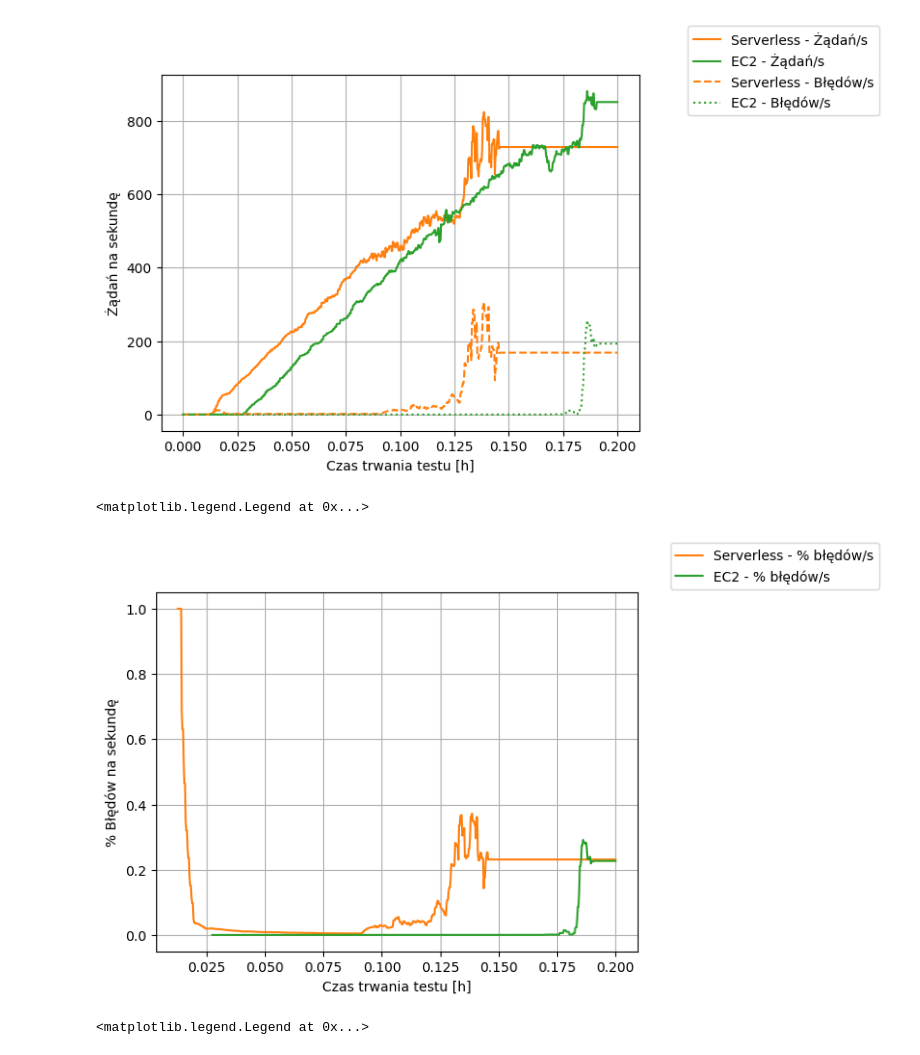
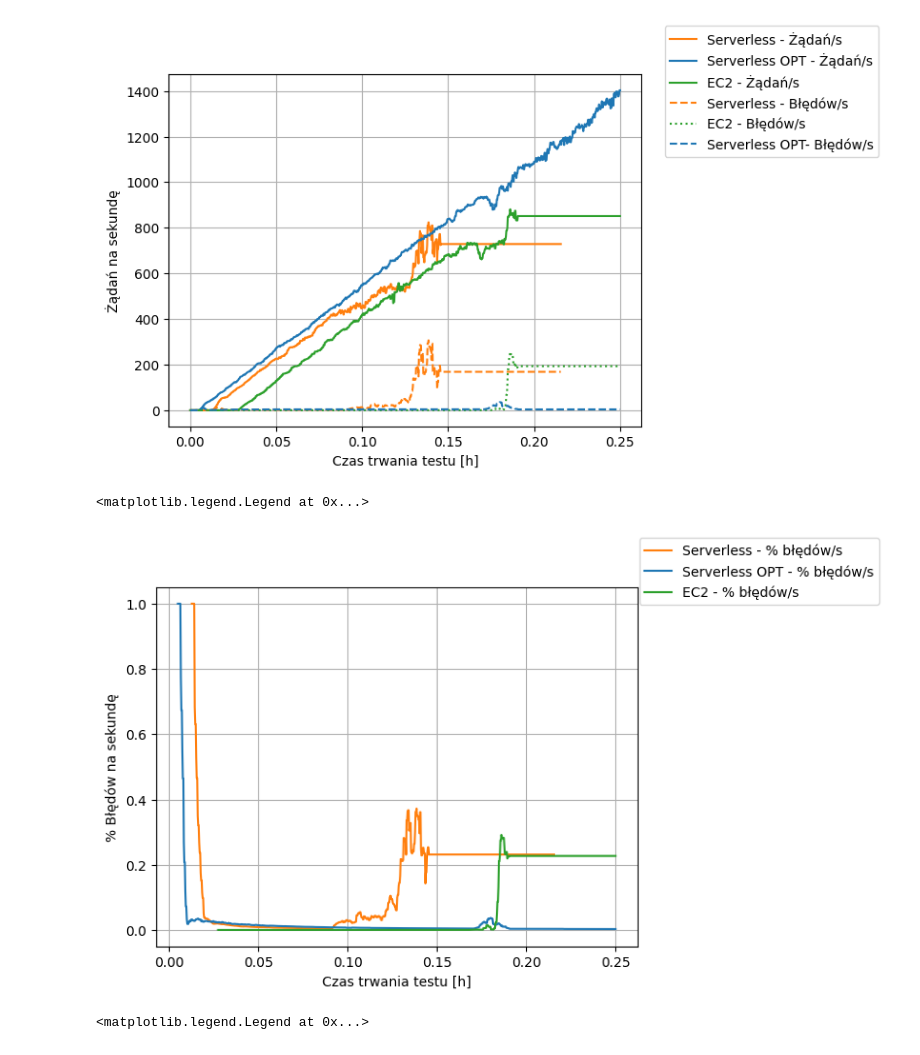
Before and after one commit to moreno-models/api, a Jupyter notebook: analysis/burst.ipynb, the cells around one changed output. Drawn from its saved outputs; the diff is of its cells as text; code cells hidden in the pictures.

Commit message:
Save optimized serverless

```diff
--- a/analysis/burst.ipynb
+++ b/analysis/burst.ipynb
@@ -13,21 +13,21 @@ def start_plot():
 
     return (fig, ax)
 
-start = datetime(2023, 1, 5, 17, 57)
-end = datetime(2023, 1, 5, 18, 5)
-duration = np.timedelta64(12, 'm')
+start_cloudwatch = datetime(2023, 1, 5, 17, 57)
+end_cloudwatch = datetime(2023, 1, 5, 18, 5)
+duration = np.timedelta64(15, 'm')
 duration_serverless = np.timedelta64(8, 'm')
 def to_delta(df, column):
     # start = df[column].min()
-    df[column] = df[column].apply(lambda dt: dt - start)
+    df[column] = df[column].apply(lambda dt: dt - start_cloudwatch)
     df.set_index(column, inplace=True, drop=False)
 
 def load_cloudwatch(filename):
     logs = pd.read_csv(filename)
     logs = logs.sort_values(by='timestamp')
     logs['timestamp'] = pd.to_datetime(logs['timestamp'])
-    logs = logs[logs['timestamp'] >= start]
-    logs = logs[logs['timestamp'] <= end]
+    logs = logs[logs['timestamp'] >= start_cloudwatch]
+    logs = logs[logs['timestamp'] <= end_cloudwatch]
     to_delta(logs, 'timestamp')
     return logs
 
@@ -50,9 +81,9 @@ def load_locust(filename):
     return df
 # %%
 serverless = load_locust('../load-tests/RAW/serverless_without_burst/load-1/current_load_test_stats_history.csv')
+serverless_optimized = load_locust('../load-tests/RAW/serverless_optimized_burst/load-1/current_load_test_stats_history.csv')
 ec2 = load_locust('../load-tests/RAW/ec2_without_burst/load-1/current_load_test_stats_history.csv')
 
 ec2['ErrorPercentage'] = ec2['Failures/s'] / ec2['Requests/s']
 serverless['ErrorPercentage'] = serverless['Failures/s'] / serverless['Requests/s']
-
-serverless
+serverless_optimized['ErrorPercentage'] = serverless_optimized['Failures/s'] / serverless_optimized['Requests/s']
@@ -151,22 +134,28 @@ fig.legend()
 # %%
 ops = ['Aggregated']
 type_agg = 'raw'
 period = '1T'
 fig, ax = start_plot()
 plot_metric(ax, serverless, ops, 'Requests/s', prefix='Serverless - Żądań/s', suffix=False, type=type_agg, period=period, color='tab:orange')
+plot_metric(ax, serverless_optimized, ops, 'Requests/s', prefix='Serverless OPT - Żądań/s', suffix=False, type=type_agg, period=period, color='tab:blue')
 plot_metric(ax, ec2, ops, 'Requests/s', prefix='EC2 - Żądań/s', suffix=False, type=type_agg, period=period, color='tab:green')
+
 # ax2 = ax.twinx()
 plot_metric(ax, serverless, ops, 'Failures/s', prefix='Serverless - Błędów/s', suffix=False, type=type_agg, period=period, color='tab:orange', linestyle='--')
 plot_metric(ax, ec2, ops, 'Failures/s', prefix='EC2 - Błędów/s', suffix=False, type=type_agg, period=period, linestyle=':', color='tab:green')
+plot_metric(ax, serverless_optimized, ops, 'Failures/s', prefix='Serverless OPT- Błędów/s', suffix=False, type=type_agg, period=period, color='tab:blue', linestyle='--')
+
 ax.set_ylabel('Żądań na sekundę')
 fig.legend(bbox_to_anchor=(0.8, 0, 0.5, 1))
 ax.grid()
 # %% [output]
-[figure, old version]
+[figure, new version]
 # %%
 ops = ['Aggregated']
 fig, ax = start_plot()
 plot_metric(ax, serverless, ops, 'ErrorPercentage', prefix='Serverless - % błędów/s', suffix=False, type='raw', color='tab:orange')
+plot_metric(ax, serverless_optimized, ops, 'ErrorPercentage', prefix='Serverless OPT - % błędów/s', suffix=False, type='raw', color='tab:blue')
+
 plot_metric(ax, ec2, ops, 'ErrorPercentage', prefix='EC2 - % błędów/s', suffix=False, type='raw', color='tab:green')
 # ax2 = ax.twinx()
 ax.grid()
@@ -174,4 +163,4 @@ ax.set_ylabel('% Błędów na sekundę')
 fig.legend(bbox_to_anchor=(0.8, 0, 0.5, 1))
 # %% [output]
 <matplotlib.legend.Legend at 0x...>
-[figure, old version]
+[figure, new version]
```
Also changed, not shown: parts of 9 cells of this notebook, 32 other files.
